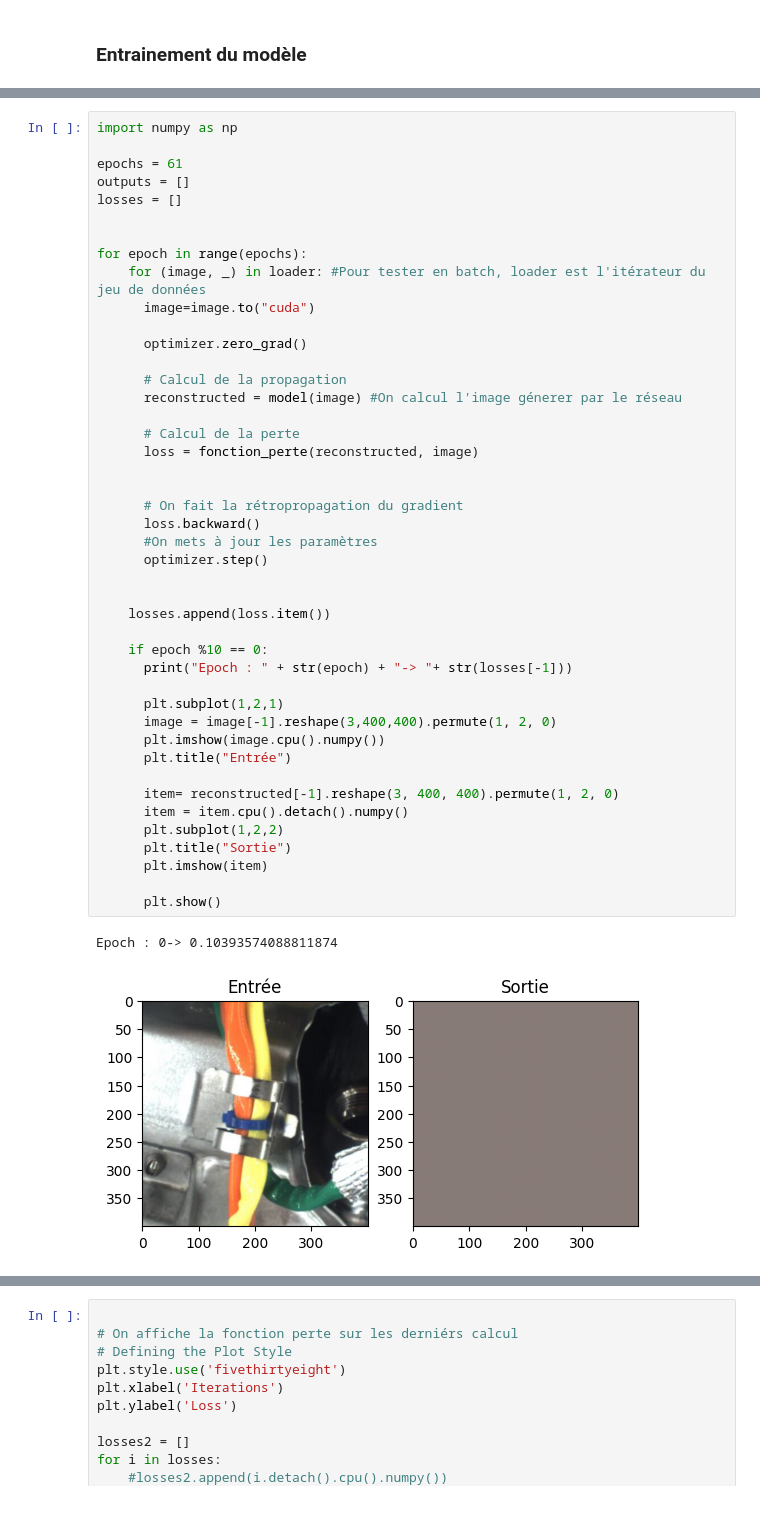
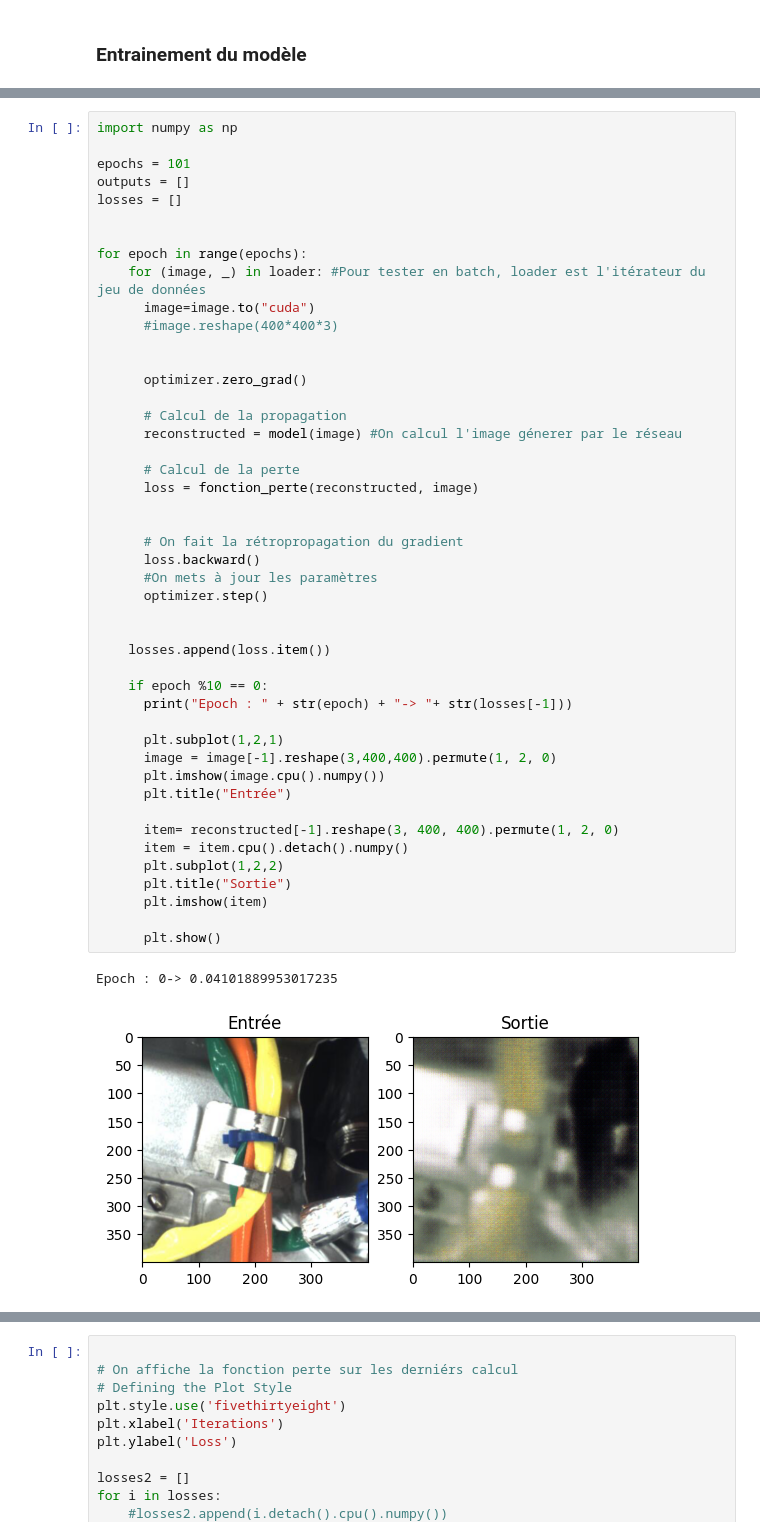
Before and after one commit to PommeDev/Detection-d-anomalies, a Jupyter notebook: AutoEncodeur_notebook.ipynb, the cells around one changed output, grey strips where cells are left out. Cells and saved outputs as stored; diff of their text form.

```diff
--- a/AutoEncodeur_notebook.ipynb
+++ b/AutoEncodeur_notebook.ipynb
@@ -217,7 +228,7 @@ Dans le code suivant, nous entrainons notre modèles, sur 61 générations, nous
 # %%
 import numpy as np
 
-epochs = 61
+epochs = 101
 outputs = []
 losses = []
 
@@ -225,6 +236,8 @@ losses = []
 for epoch in range(epochs):
     for (image, _) in loader: #Pour tester en batch, loader est l'itérateur du jeu de données
       image=image.to("cuda")
+      #image.reshape(400*400*3)
+
 
       optimizer.zero_grad()
 
@@ -232,32 +245,32 @@ for epoch in range(epochs):
       reconstructed = model(image) #On calcul l'image génerer par le réseau
 
       # Calcul de la perte
       loss = fonction_perte(reconstructed, image)
 
 
       # On fait la rétropropagation du gradient
       loss.backward()
       #On mets à jour les paramètres
       optimizer.step()
 
 
     losses.append(loss.item())
 
     if epoch %10 == 0:
       print("Epoch : " + str(epoch) + "-> "+ str(losses[-1]))
 
       plt.subplot(1,2,1)
       image = image[-1].reshape(3,400,400).permute(1, 2, 0)
       plt.imshow(image.cpu().numpy())
       plt.title("Entrée")
 
       item= reconstructed[-1].reshape(3, 400, 400).permute(1, 2, 0)
       item = item.cpu().detach().numpy()
       plt.subplot(1,2,2)
       plt.title("Sortie")
       plt.imshow(item)
 
       plt.show()
 # %% [output]
-Epoch : 0-> 0.10393574088811874
+Epoch : 0-> 0.04101889953017235
-[figure, old version]
+[figure, new version]
```
Also changed, not shown: parts of 24 cells of this notebook, 5 other files.
